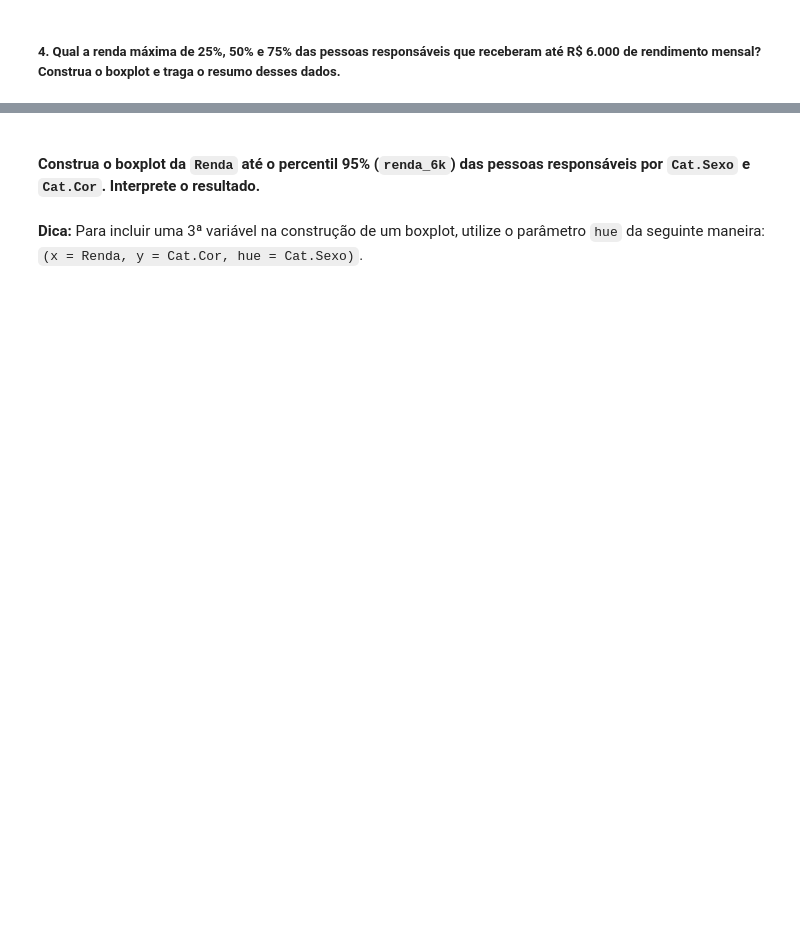
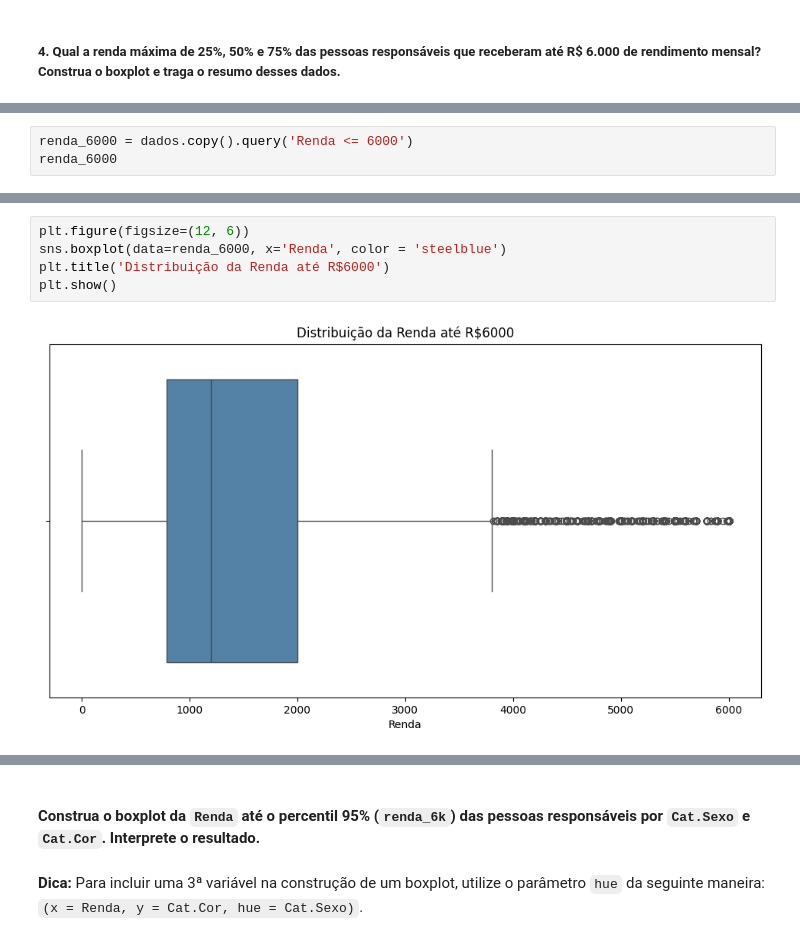
Before and after one commit to mauricioaalmeida/ONE-ETL, a Jupyter notebook: Desafios_Estatistica_01.ipynb, the cells around one changed output, grey strips where cells are left out. Cells and saved outputs as stored; diff of their text form; blank space fills up the shorter version.

```diff
--- a/Desafios_Estatistica_01.ipynb
+++ b/Desafios_Estatistica_01.ipynb
@@ -629,0 +785,3 @@ Escreva suas conclusões aqui...
+# %%
+renda_6000 = dados.copy().query('Renda <= 6000')
+renda_6000
@@ -629,0 +802,7 @@ Escreva suas conclusões aqui...
+# %%
+plt.figure(figsize=(12, 6))
+sns.boxplot(data=renda_6000, x='Renda', color = 'steelblue')
+plt.title('Distribuição da Renda até R$6000')
+plt.show()
+# %% [output]
+[figure, added]
```
Also changed, not shown: parts of 41 cells of this notebook.
